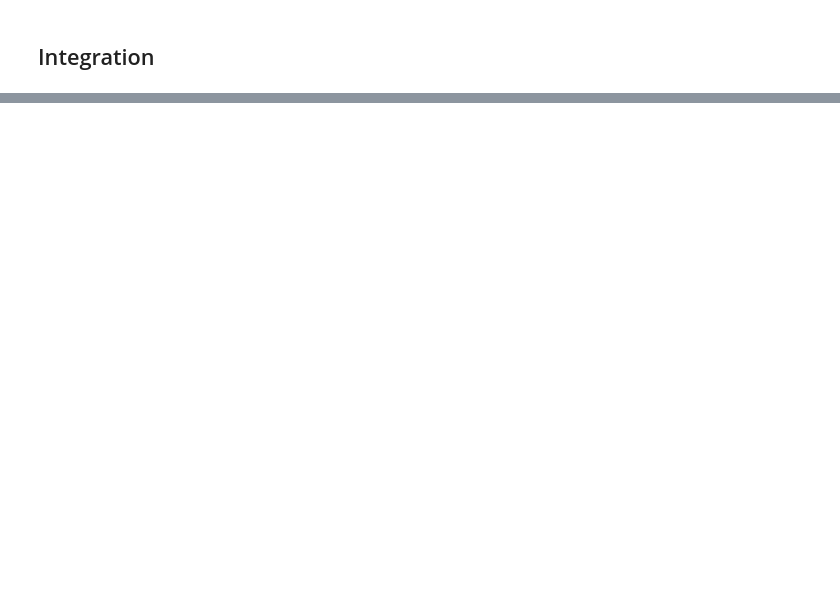
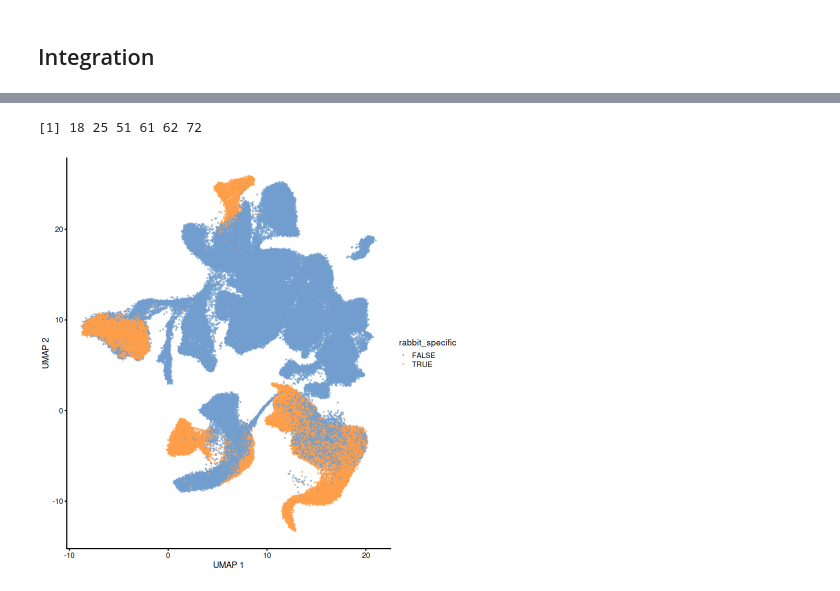
Before and after one commit to MarioniLab/RabbitGastrulation2022, a Jupyter notebook: notebooks/compare_genes.ipynb, the cells around one changed output, grey strips where cells are left out. Saved outputs shown, nothing was run; the diff lists cells and outputs as text; code cells hidden in the pictures; blank space fills up the shorter version.

```diff
--- a/notebooks/compare_genes.ipynb
+++ b/notebooks/compare_genes.ipynb
@@ -6,5 +28,5 @@ library(enrichR)
 # %% [markdown]
 ## Load data
 # %%
-r_data <- loadRabbitData("../data-in/rabbit/")
-m_data <- loadMouseData("../data-in/mouse/")
+r_data <- scrabbitr::loadRabbitData("../data-in/rabbit/")
+r_data
@@ -123,2 +484,7 @@ if (websiteLive) {
 # %% [markdown]
 ## Integration
+# %%
+# Load SAMAP clustering and species-specific clusters
+r_clusts <- read.table("../data-out/integration/oc_samap_clusters_res10.tsv",sep="\t",row.names=1,header=TRUE)
+species_clusts <- read.table("../data-out/integration/species_specific_clusters_res10.tsv",sep="\t",header=TRUE)[,2:3]
+head(species_clusts)
@@ -124,0 +501,3 @@ if (websiteLive) {
+# %%
+r_data$samap_clusts <- r_clusts$leiden_clusters
+r_data$rabbit_specific <- r_data$samap_clusts %in% species_clusts[species_clusts$species=="ra","leiden_clusters"]
@@ -124,0 +516,8 @@ if (websiteLive) {
+# %%
+head(species_clusts[species_clusts$species=="ra","leiden_clusters"])
+# %% [output]
+[1] 18 25 51 61 62 72
+# %%
+plotReducedDim(r_data, "UMAP", colour_by="rabbit_specific",point_size=0.1)
+# %% [output]
+[figure, added]
```
Also changed, not shown: parts of 47 cells of this notebook.
